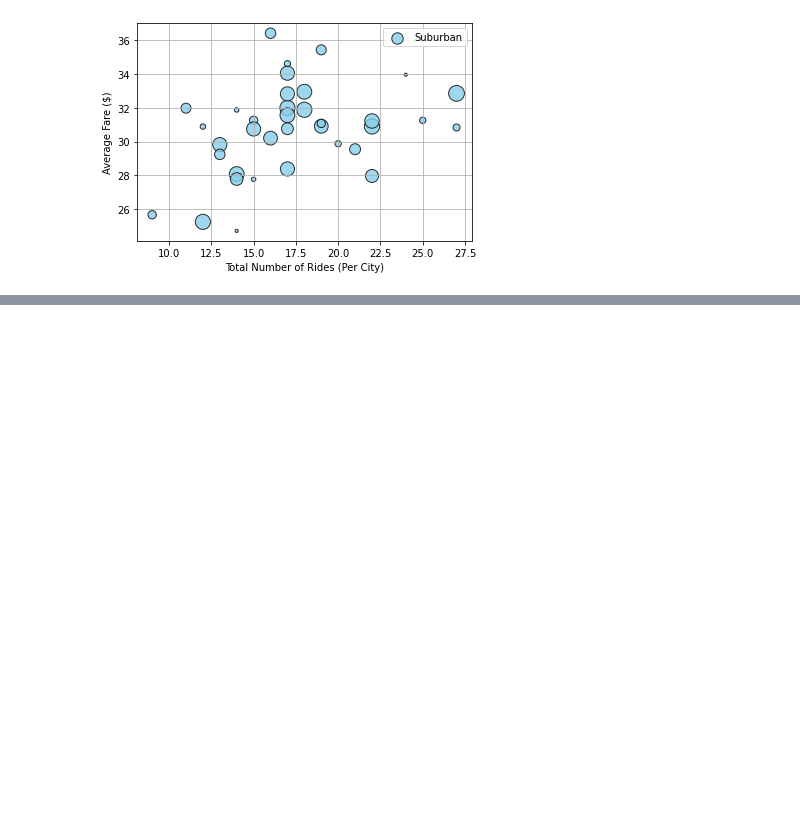
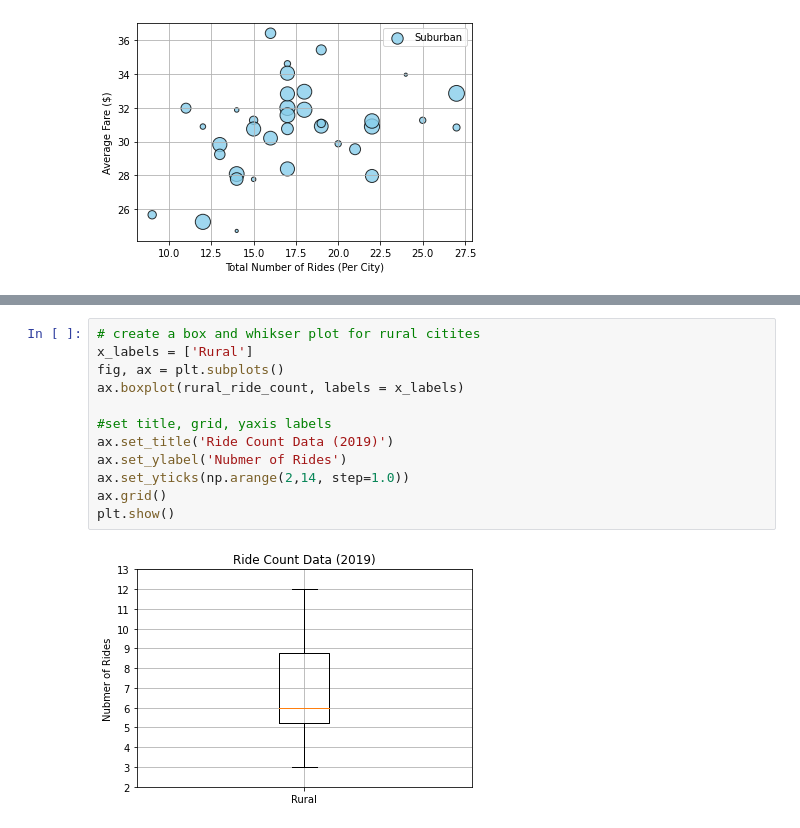
Before and after one commit to pbthompson92/PyBer_Analysis, a Jupyter notebook: PyBer.ipynb, the cells around one changed output, grey strips where cells are left out. Saved outputs shown, nothing was run; the diff lists cells and outputs as text; blank space fills up the shorter version.

```diff
--- a/PyBer.ipynb
+++ b/PyBer.ipynb
@@ -318,0 +516,14 @@ Text(42, 35, 'Note: Circle size correlates with driver count per city.')
+# %%
+# create a box and whikser plot for rural citites
+x_labels = ['Rural']
+fig, ax = plt.subplots()
+ax.boxplot(rural_ride_count, labels = x_labels)
+
+#set title, grid, yaxis labels
+ax.set_title('Ride Count Data (2019)')
+ax.set_ylabel('Nubmer of Rides')
+ax.set_yticks(np.arange(2,14, step=1.0))
+ax.grid()
+plt.show()
+# %% [output]
+[figure, added]
```
Also changed, not shown: parts of 33 cells of this notebook, 4 other files.
